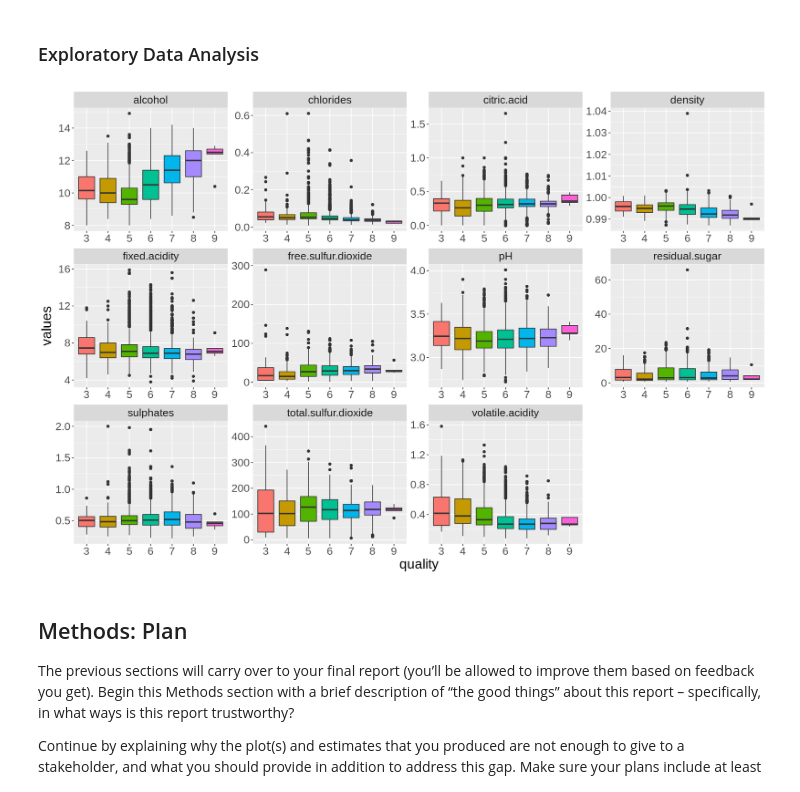
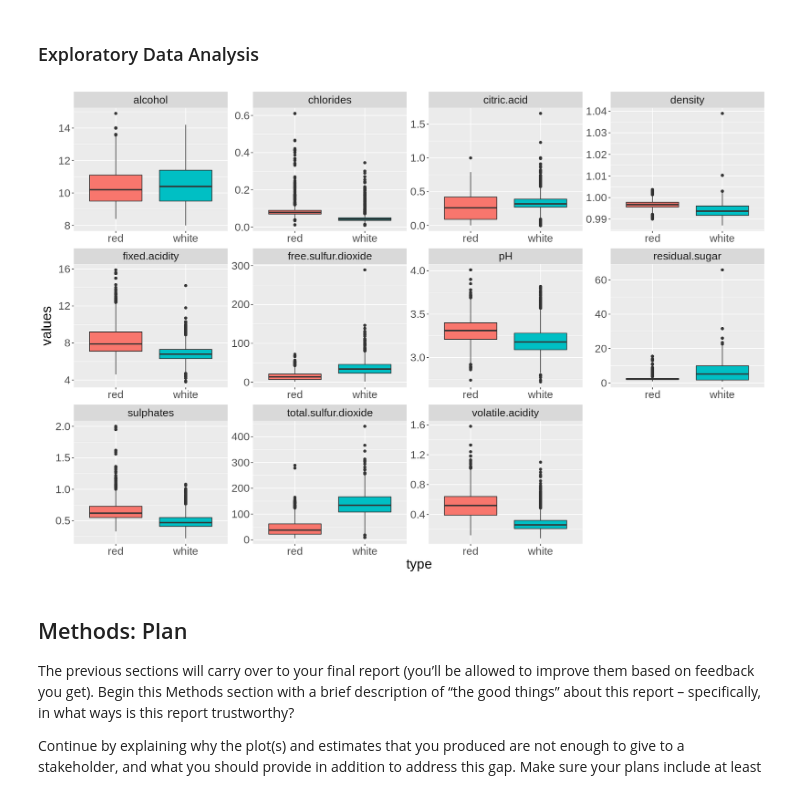
Before and after one commit to omertahi/STAT201-project, a Jupyter notebook: case_proposal.ipynb, the cells around one changed output. Cells and saved outputs as stored; diff of their text form; code cells hidden in the pictures.

```diff
--- a/case_proposal.ipynb
+++ b/case_proposal.ipynb
@@ -38,12 +38,15 @@ library(infer)
 # %% [markdown]
 ### Reading & Wrangling the datasets from the web into R
 # %%
+url_1 <- "https://archive.ics.uci.edu/ml/machine-learning-databases/wine-quality/winequality-red.csv"
+url_2 <- "https://archive.ics.uci.edu/ml/machine-learning-databases/wine-quality/winequality-white.csv"
+
 redwine_data <-
-    read.csv("data/winequality-red.csv", sep=';') |>
+    read.csv(url_1, sep=';') |>
     mutate(type = "red")
 
 whitewine_data <-
-    read.csv("data/winequality-white.csv", sep=';') |>
+    read.csv(url_2, sep=';') |>
     mutate(type = "white")
 
 wine_data <-
@@ -67,18 +70,18 @@ A data.frame: 6 × 13
 # %%
 options(repr.plot.width = 15, repr.plot.height = 10)
 
 wine_data |>
     pivot_longer(cols = fixed.acidity:alcohol,
                 names_to = "predictors",
                 values_to = "values") |>
     ggplot() +
-    geom_boxplot(aes(x = quality, y = values, fill = quality)) +
+    geom_boxplot(aes(x = type, y = values, fill = type)) +
     facet_wrap(vars(predictors),
                scales = "free") +
     theme(legend.position = "none",
           text = element_text(size = 20))
 # %% [output]
-[figure, old version]
+[figure, new version]
 # %% [markdown]
 ## Methods: Plan
 
```
